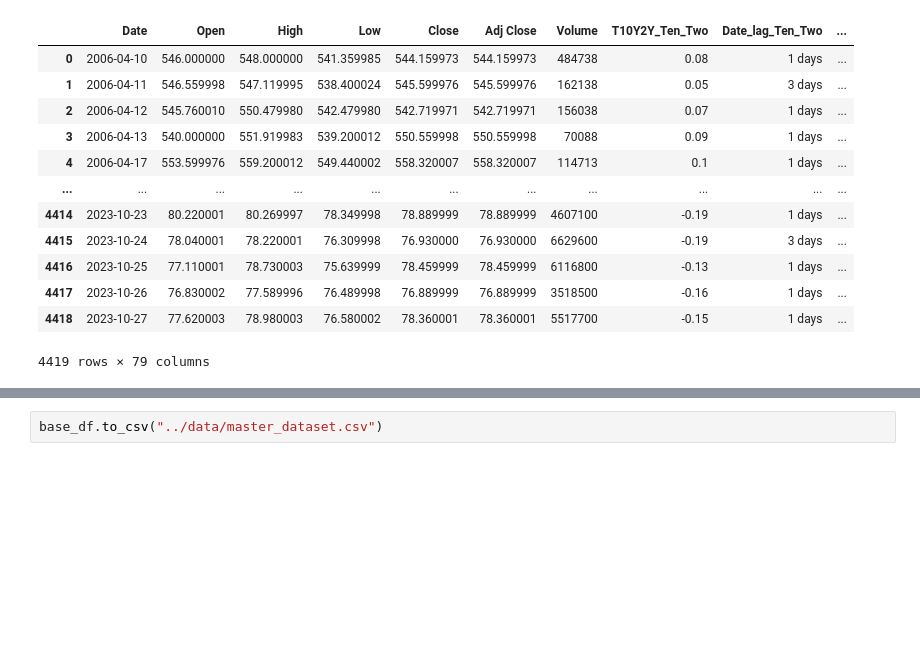
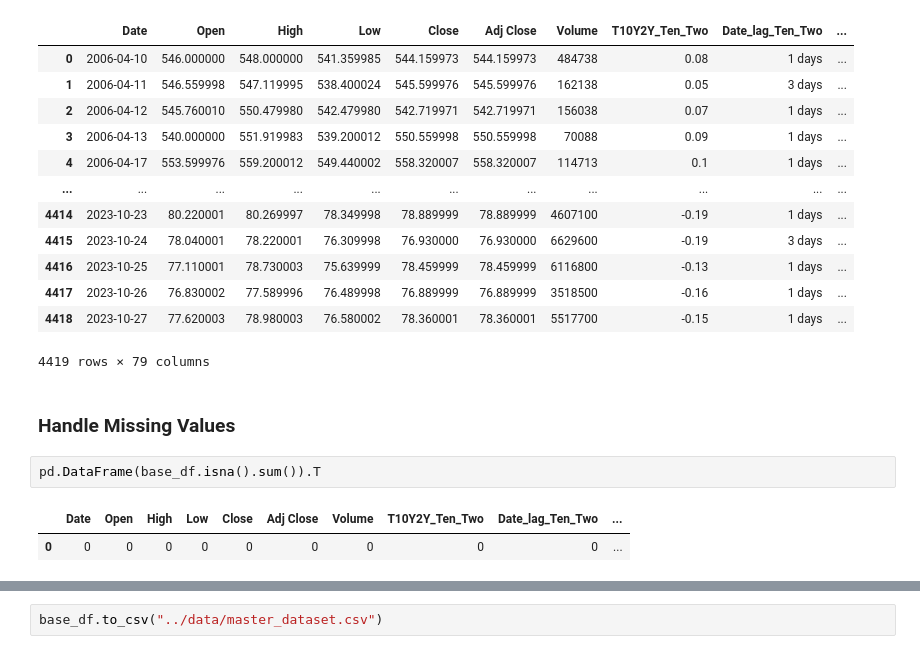
Before and after one commit to VibhuKrovvidi/USO_ETF_Day_Trading, a Jupyter notebook: notebooks/0_data_augmentation.ipynb, the cells around one changed output, grey strips where cells are left out. Cells and saved outputs as stored; diff of their text form; blank space fills up the shorter version.

```diff
--- a/notebooks/0_data_augmentation.ipynb
+++ b/notebooks/0_data_augmentation.ipynb
@@ -212,3 +212,10 @@ base_df
 | 4417 | 2023-10-26 | 76.830002 | 77.589996 | 76.489998 | 76.889999 | 76.889999 | 3518500 | -0.16 | 1 days | ... |
 | 4418 | 2023-10-27 | 77.620003 | 78.980003 | 76.580002 | 78.360001 | 78.360001 | 5517700 | -0.15 | 1 days | ... |
 4419 rows × 79 columns
+# %% [markdown]
+### Handle Missing Values
+# %%
+pd.DataFrame(base_df.isna().sum()).T
+# %% [output]
+|  | Date | Open | High | Low | Close | Adj Close | Volume | T10Y2Y_Ten_Two | Date_lag_Ten_Two | ... |
+| 0 | 0 | 0 | 0 | 0 | 0 | 0 | 0 | 0 | 0 | ... |
```
Also changed, not shown: parts of 3 cells of this notebook, 2 other files.
